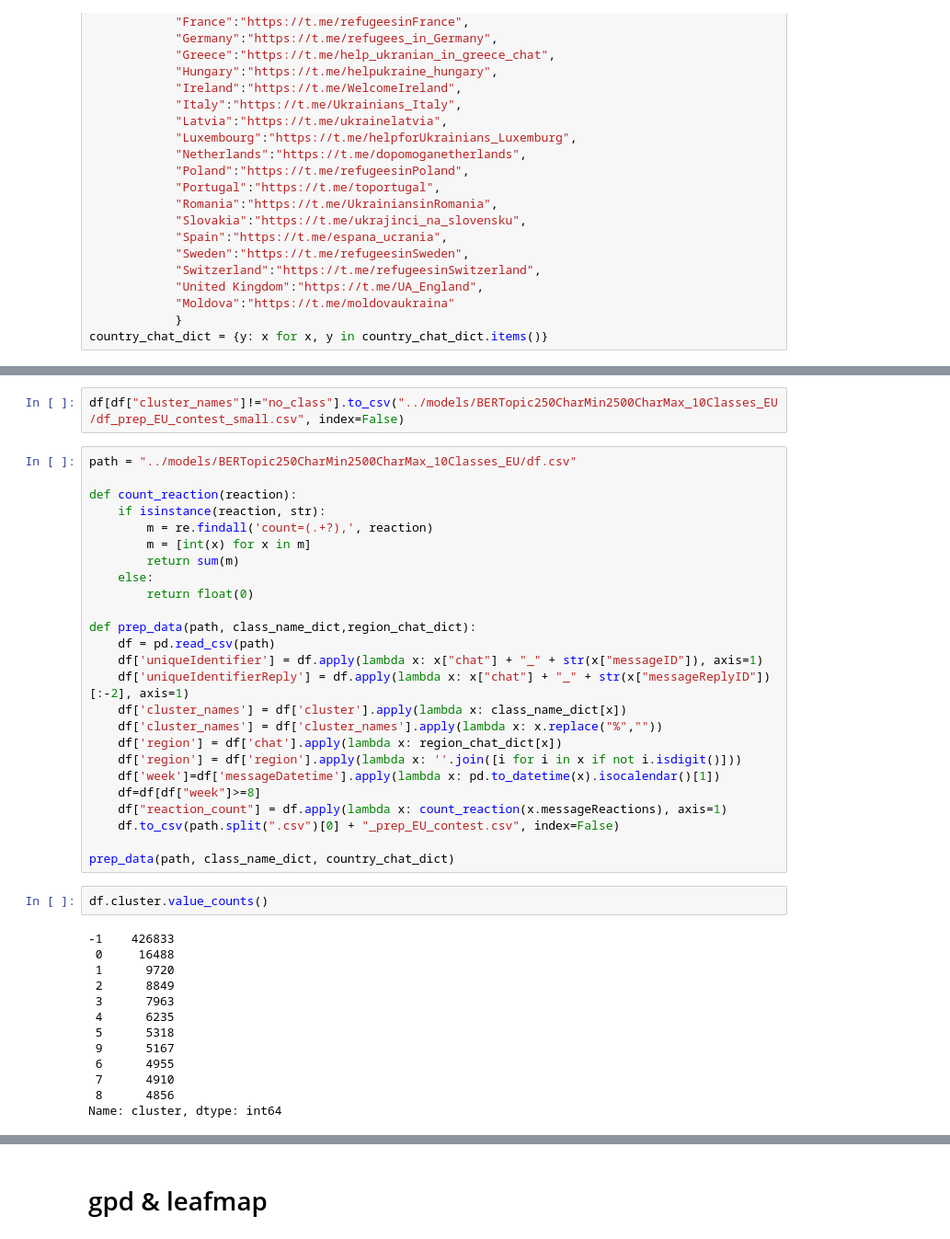
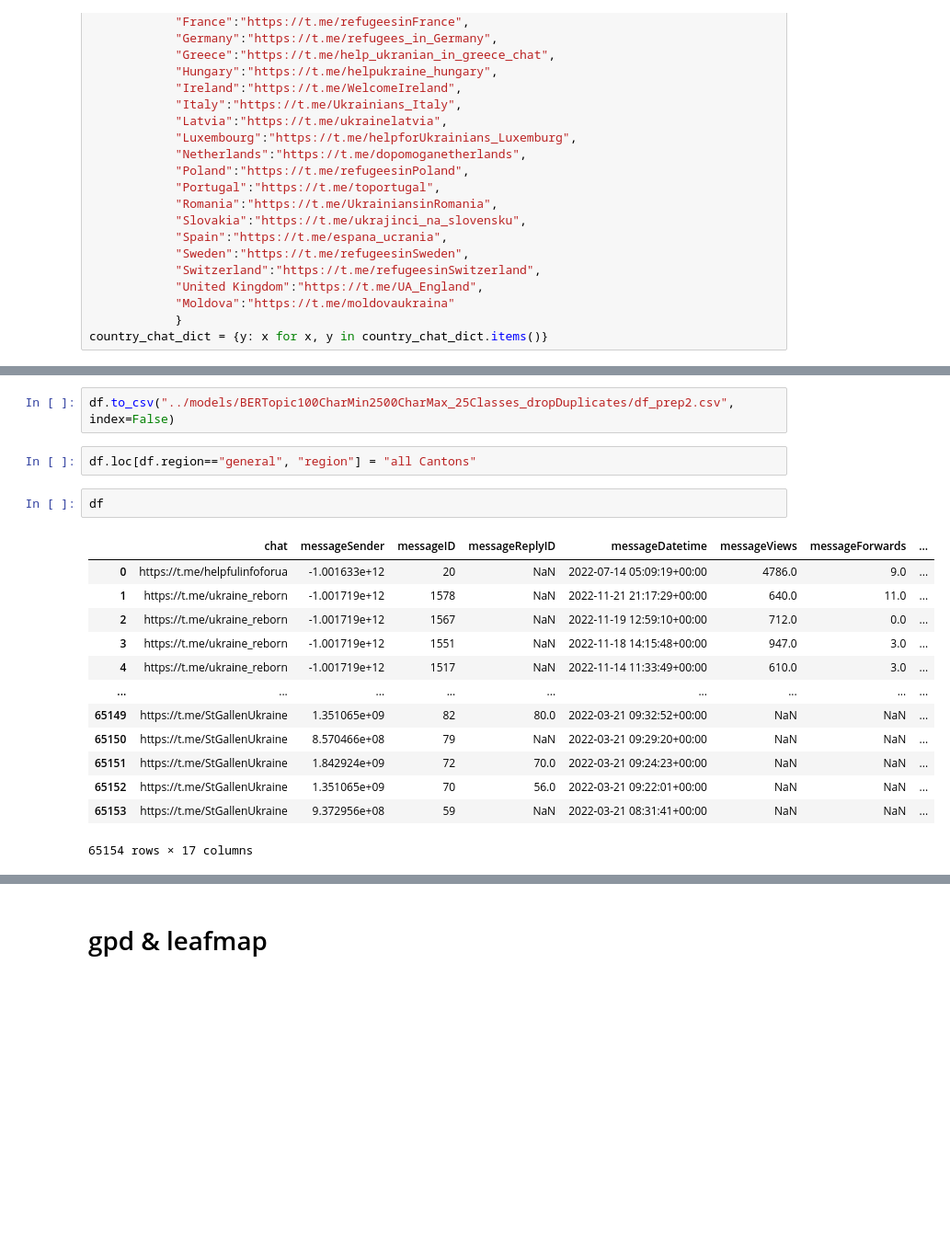
Before and after one commit to KDOT2509/unsupervised-migrant-telegram-analysis, a Jupyter notebook: streamlit_app/testing.ipynb, the cells around one changed output, grey strips where cells are left out. Shown at 92% size. Drawn from its saved outputs; the diff is of its cells as text; blank space fills up the shorter version.

```diff
--- a/streamlit_app/testing.ipynb
+++ b/streamlit_app/testing.ipynb
@@ -165,42 +273,20 @@ df[(df.cluster==7)&(~df.messageText.str.startswith("Дякуємо"))].sample(10
 # %%
-df[df["cluster_names"]!="no_class"].to_csv("../models/BERTopic250CharMin2500CharMax_10Classes_EU/df_prep_EU_contest_small.csv", index=False)
+df.to_csv("../models/BERTopic100CharMin2500CharMax_25Classes_dropDuplicates/df_prep2.csv", index=False)
-# %%
-path = "../models/BERTopic250CharMin2500CharMax_10Classes_EU/df.csv"
-
-def count_reaction(reaction):
-    if isinstance(reaction, str):
-        m = re.findall('count=(.+?),', reaction)
-        m = [int(x) for x in m]
-        return sum(m)
-    else:
-        return float(0)
-
-def prep_data(path, class_name_dict,region_chat_dict):
-    df = pd.read_csv(path)
-    df['uniqueIdentifier'] = df.apply(lambda x: x["chat"] + "_" + str(x["messageID"]), axis=1)
-    df['uniqueIdentifierReply'] = df.apply(lambda x: x["chat"] + "_" + str(x["messageReplyID"])[:-2], axis=1)
-    df['cluster_names'] = df['cluster'].apply(lambda x: class_name_dict[x])
-    df['cluster_names'] = df['cluster_names'].apply(lambda x: x.replace("%",""))
-    df['region'] = df['chat'].apply(lambda x: region_chat_dict[x])
-    df['region'] = df['region'].apply(lambda x: ''.join([i for i in x if not i.isdigit()]))
-    df['week']=df['messageDatetime'].apply(lambda x: pd.to_datetime(x).isocalendar()[1])
-    df=df[df["week"]>=8]
-    df["reaction_count"] = df.apply(lambda x: count_reaction(x.messageReactions), axis=1)
-    df.to_csv(path.split(".csv")[0] + "_prep_EU_contest.csv", index=False)
-
-prep_data(path, class_name_dict, country_chat_dict)
+# %%
+df.loc[df.region=="general", "region"] = "all Cantons"
 # %%
-df.cluster.value_counts()
+df
 # %% [output]
+|  | chat | messageSender | messageID | messageReplyID | messageDatetime | messageViews | messageForwards | ... |
+| 0 | https://t.me/helpfulinfoforua | -1.001633e+12 | 20 | NaN | 2022-07-14 05:09:19+00:00 | 4786.0 | 9.0 | ... |
+| 1 | https://t.me/ukraine_reborn | -1.001719e+12 | 1578 | NaN | 2022-11-21 21:17:29+00:00 | 640.0 | 11.0 | ... |
+| 2 | https://t.me/ukraine_reborn | -1.001719e+12 | 1567 | NaN | 2022-11-19 12:59:10+00:00 | 712.0 | 0.0 | ... |
+| 3 | https://t.me/ukraine_reborn | -1.001719e+12 | 1551 | NaN | 2022-11-18 14:15:48+00:00 | 947.0 | 3.0 | ... |
+| 4 | https://t.me/ukraine_reborn | -1.001719e+12 | 1517 | NaN | 2022-11-14 11:33:49+00:00 | 610.0 | 3.0 | ... |
+| ... | ... | ... | ... | ... | ... | ... | ... | ... |
+| 65149 | https://t.me/StGallenUkraine | 1.351065e+09 | 82 | 80.0 | 2022-03-21 09:32:52+00:00 | NaN | NaN | ... |
+| 65150 | https://t.me/StGallenUkraine | 8.570466e+08 | 79 | NaN | 2022-03-21 09:29:20+00:00 | NaN | NaN | ... |
+| 65151 | https://t.me/StGallenUkraine | 1.842924e+09 | 72 | 70.0 | 2022-03-21 09:24:23+00:00 | NaN | NaN | ... |
+| 65152 | https://t.me/StGallenUkraine | 1.351065e+09 | 70 | 56.0 | 2022-03-21 09:22:01+00:00 | NaN | NaN | ... |
+| 65153 | https://t.me/StGallenUkraine | 9.372956e+08 | 59 | NaN | 2022-03-21 08:31:41+00:00 | NaN | NaN | ... |
--1    426833
- 0     16488
- 1      9720
- 2      8849
- 3      7963
- 4      6235
- 5      5318
- 9      5167
- 6      4955
- 7      4910
- 8      4856
-Name: cluster, dtype: int64
+65154 rows × 17 columns
```
Also changed, not shown: parts of 32 cells of this notebook, 10 other files.
